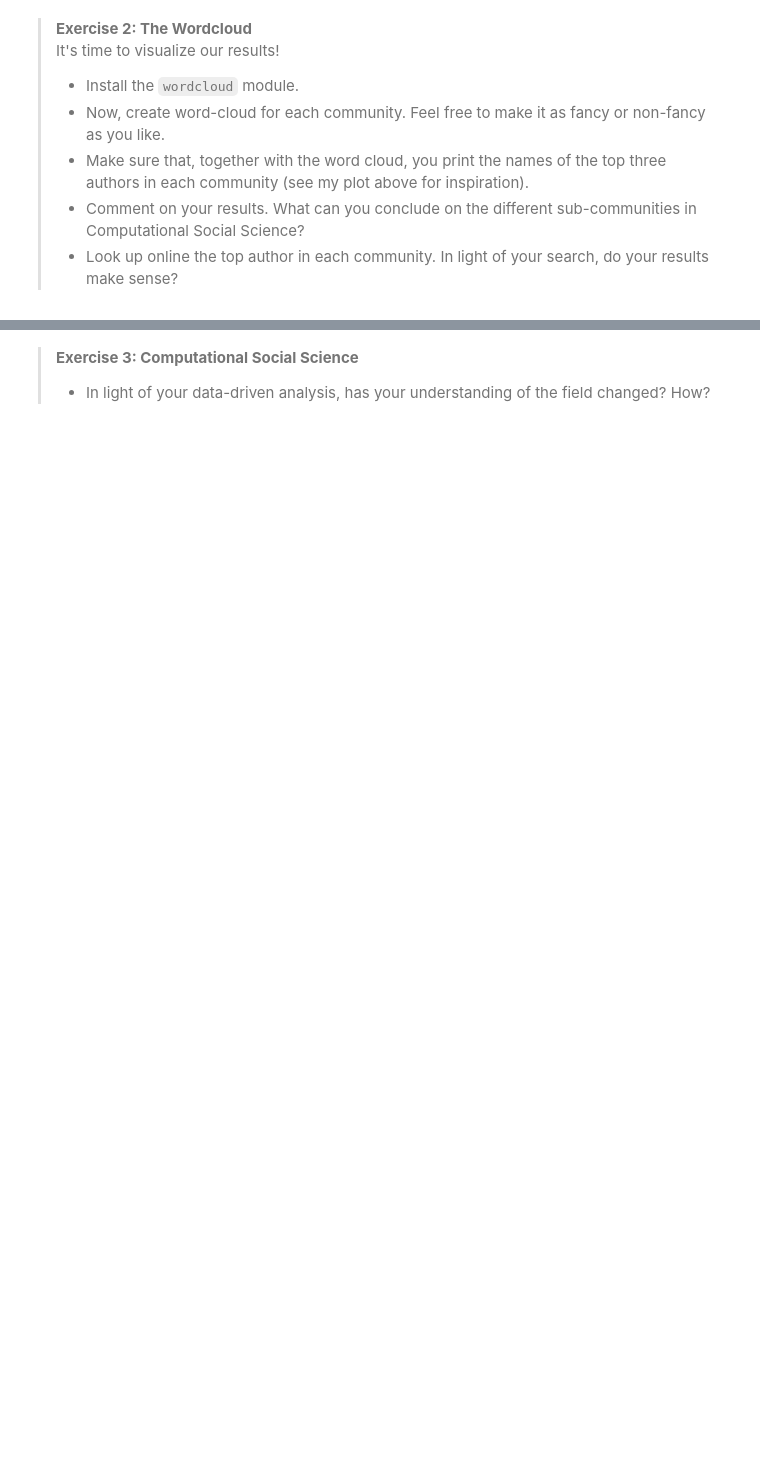
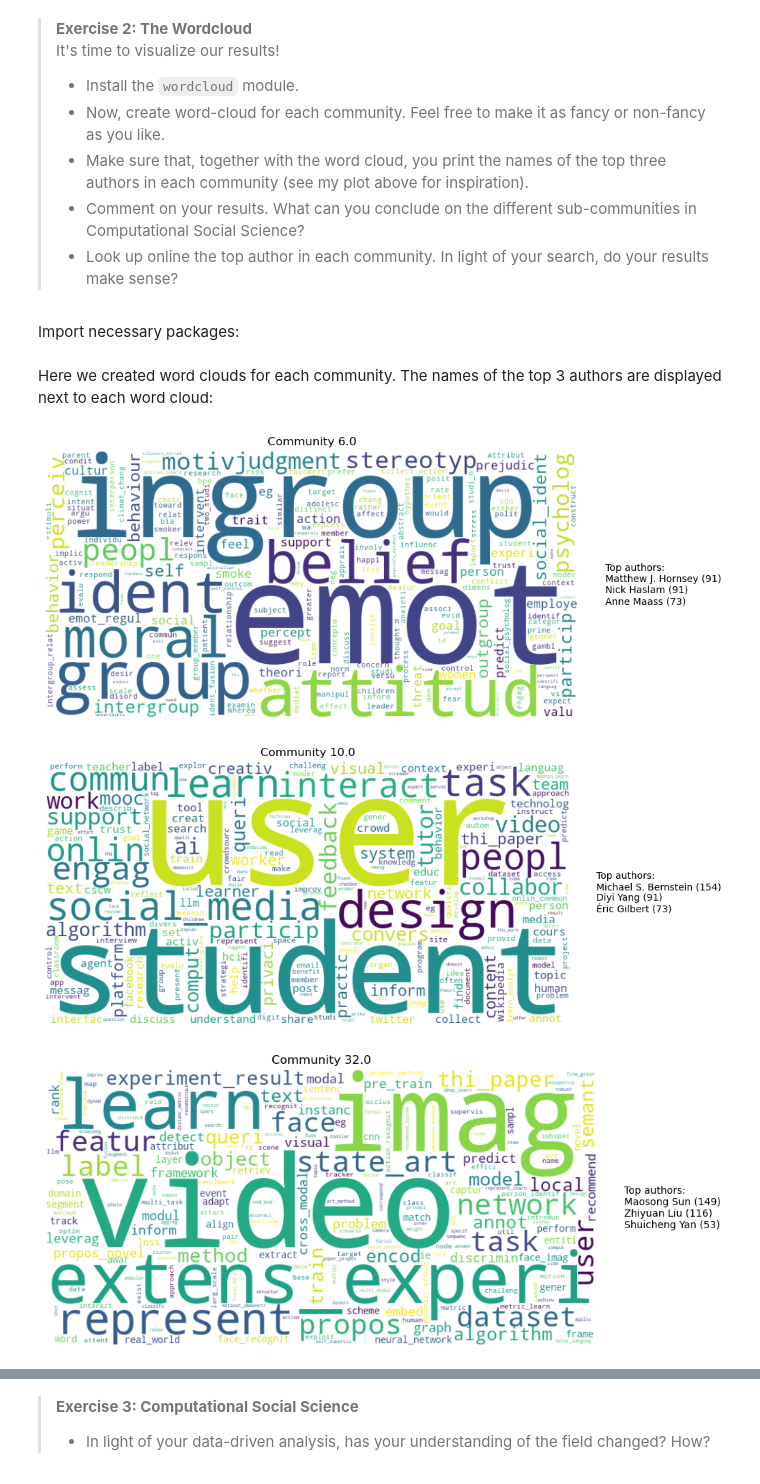
Before and after one commit to Stampe04/CSS_Assignment2, a Jupyter notebook: Assignment2.ipynb, the cells around one changed output, grey strips where cells are left out. Drawn from its saved outputs; the diff is of its cells as text; code cells hidden in the pictures; blank space fills up the shorter version.

```diff
--- a/Assignment2.ipynb
+++ b/Assignment2.ipynb
@@ -448,0 +480,2 @@ $\mathrm{idf}(t, D) = \log \frac{N}{n_t}$
+# %%
+df_merged = paper_author_info.merge(df, on="id", how="inner")
@@ -464,0 +539,7 @@ $\mathrm{idf}(t, D) = \log \frac{N}{n_t}$
+# %%
+top_communities = (
+    pd.Series(df_small["community"])
+    .value_counts()
+    .head(9)
+    .index
+)
@@ -464,0 +548,8 @@ $\mathrm{idf}(t, D) = \log \frac{N}{n_t}$
+# %%
+df_auth = df_merged[["author", "community", "degree"]].drop_duplicates().copy()
+
+top_authors = (
+    df_auth.sort_values(["community", "degree"], ascending=[True, False])
+           .groupby("community")
+           .head(3)
+)
@@ -464,0 +558,3 @@ $\mathrm{idf}(t, D) = \log \frac{N}{n_t}$
+# %%
+top_authors_top9 = top_authors[top_authors["community"].isin(top_communities)]
+top_authors_top9.sort_values(["community", "degree"], ascending=[True, False])
@@ -472,3 +620,5 @@ $\mathrm{idf}(t, D) = \log \frac{N}{n_t}$
 > - Comment on your results. What can you conclude on the different sub-communities in Computational Social Science?
 > - Look up online the top author in each community. In light of your search, do your results make sense?
 >
+# %% [markdown]
+Import necessary packages:
@@ -474,0 +628,2 @@ $\mathrm{idf}(t, D) = \log \frac{N}{n_t}$
+# %% [markdown]
+Here we created word clouds for each community. The names of the top 3 authors are displayed next to each word cloud:
@@ -474,0 +632,33 @@ $\mathrm{idf}(t, D) = \log \frac{N}{n_t}$
+# %%
+for comm in top_communities:
+    wordcloud = WordCloud(
+        width=800,
+        height=400,
+        background_color="white"
+    ).generate_from_frequencies(tfidf[comm])
+
+    authors = top_authors_top9[top_authors_top9["community"] == comm]
+
+    author_text = "\n".join(
+    [f"{author_name_map.get(row['author'], row['author'].split('/')[-1])} ({int(row['degree'])})"
+     for _, row in authors.iterrows()])
+
+    plt.figure(figsize=(10, 5))
+    plt.imshow(wordcloud, interpolation="bilinear")
+    plt.axis("off")
+
+    plt.title(f"Community {comm}")
+
+    plt.text(
+        1.05, 0.5,
+        f"Top authors:\n{author_text}",
+        transform=plt.gca().transAxes,
+        fontsize=10,
+        verticalalignment='center'
+    )
+
+    plt.show()
+# %% [output]
+[figure, added]
+[figure, added]
+[figure, added]
```
Also changed, not shown: parts of 30 cells of this notebook.
